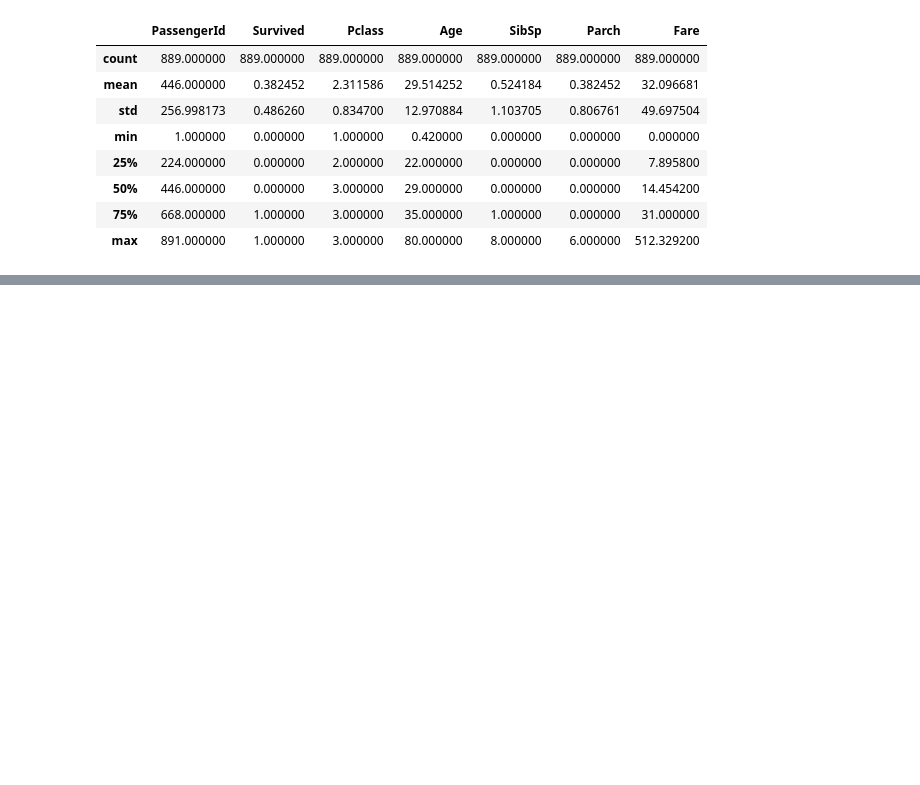
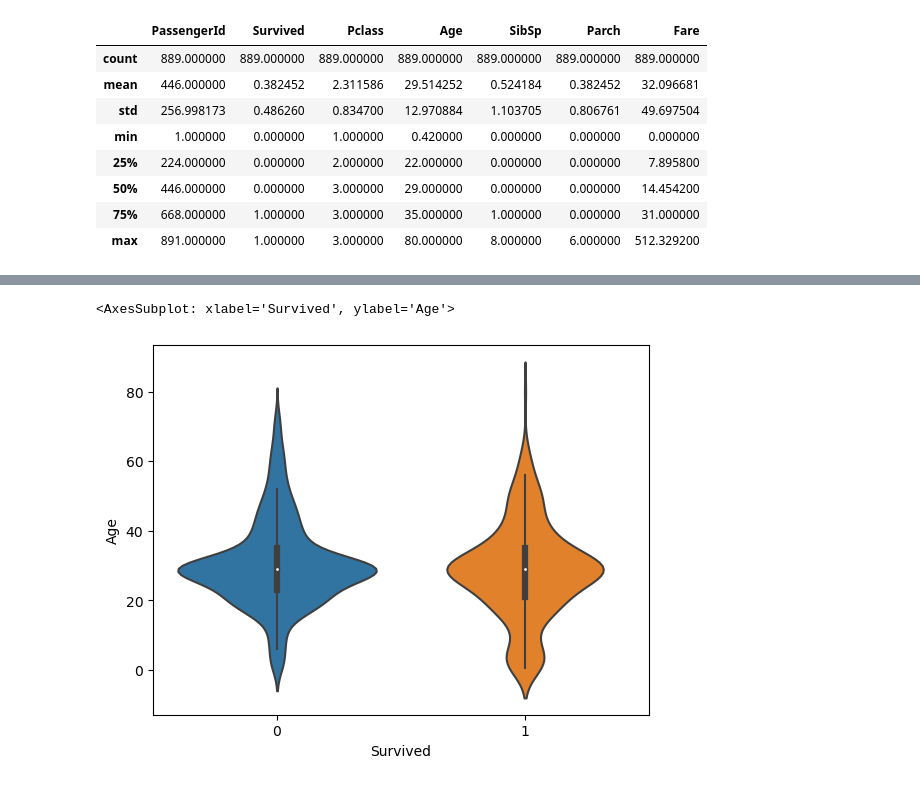
Before and after one commit to LegitMarkus/Titanix-KI, a Jupyter notebook: Titanix.ipynb, the cells around one changed output, grey strips where cells are left out. Drawn from its saved outputs; the diff is of its cells as text; code cells hidden in the pictures; blank space fills up the shorter version.

Commit message:
add violinplot,stripplot,swarmplot

```diff
--- a/Titanix.ipynb
+++ b/Titanix.ipynb
@@ -317,0 +321,5 @@ sns.boxplot(data=titanixdata, x='Survived', y='Cabin', ax=axes[1,1])
+# %%
+sns.violinplot(data=titanixdata, x='Survived', y='Age')
+# %% [output]
+<AxesSubplot: xlabel='Survived', ylabel='Age'>
+[figure, added]
```
Also changed, not shown: parts of 18 cells of this notebook.
